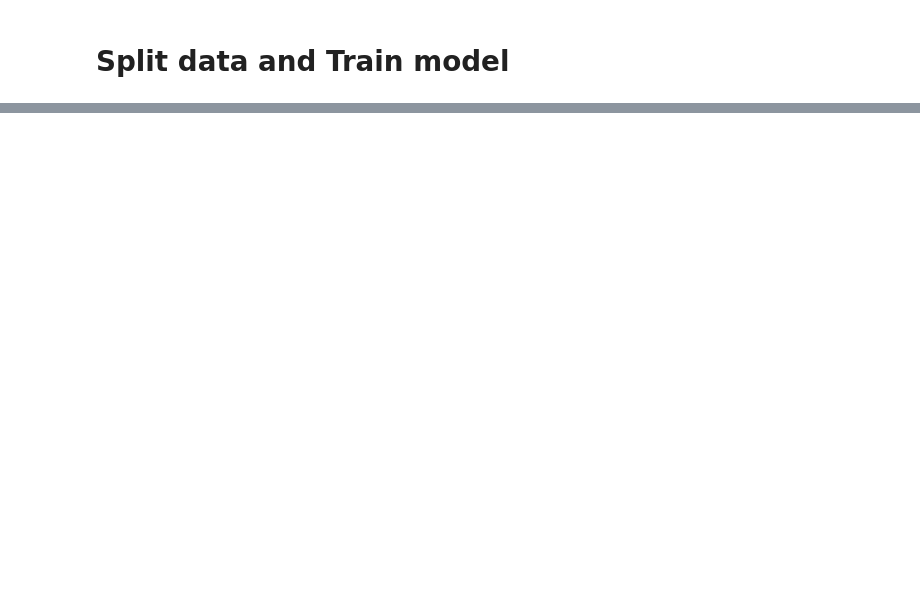
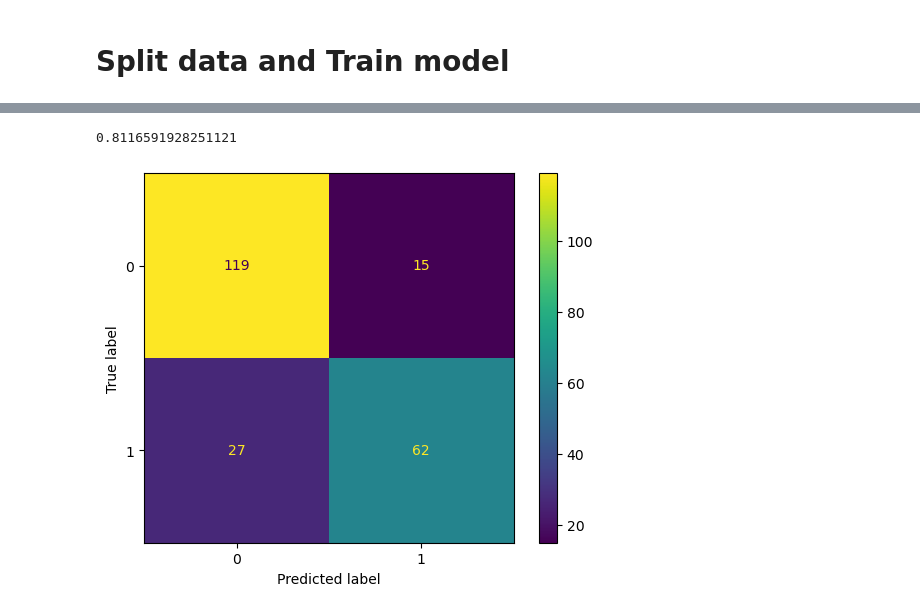
Before and after one commit to Unravel2802/TitanicSurvivor, a Jupyter notebook: PracticeTitanic.ipynb, the cells around one changed output, grey strips where cells are left out. Cells and saved outputs as stored; diff of their text form; code cells hidden in the pictures; blank space fills up the shorter version.

```diff
--- a/PracticeTitanic.ipynb
+++ b/PracticeTitanic.ipynb
@@ -103,0 +136,13 @@ X_train, X_test, y_train, y_test = train_test_split(X,y, random_state = 42)
+# %%
+from sklearn.svm import SVC
+model_SVC = SVC(random_state=0).fit(X_train, y_train)
+y_SVC = model_SVC.predict(X_test)
+print(accuracy_score(y_test, y_SVC))
+cm = confusion_matrix(y_test, y_SVC, labels = model_SVC.classes_)
+disp = ConfusionMatrixDisplay(confusion_matrix=cm,
+                              display_labels=model_SVC.classes_)
+disp.plot()
+plt.show()
+# %% [output]
+0.8116591928251121
+[figure, added]
```
Also changed, not shown: parts of 9 cells of this notebook, 1 other file.
